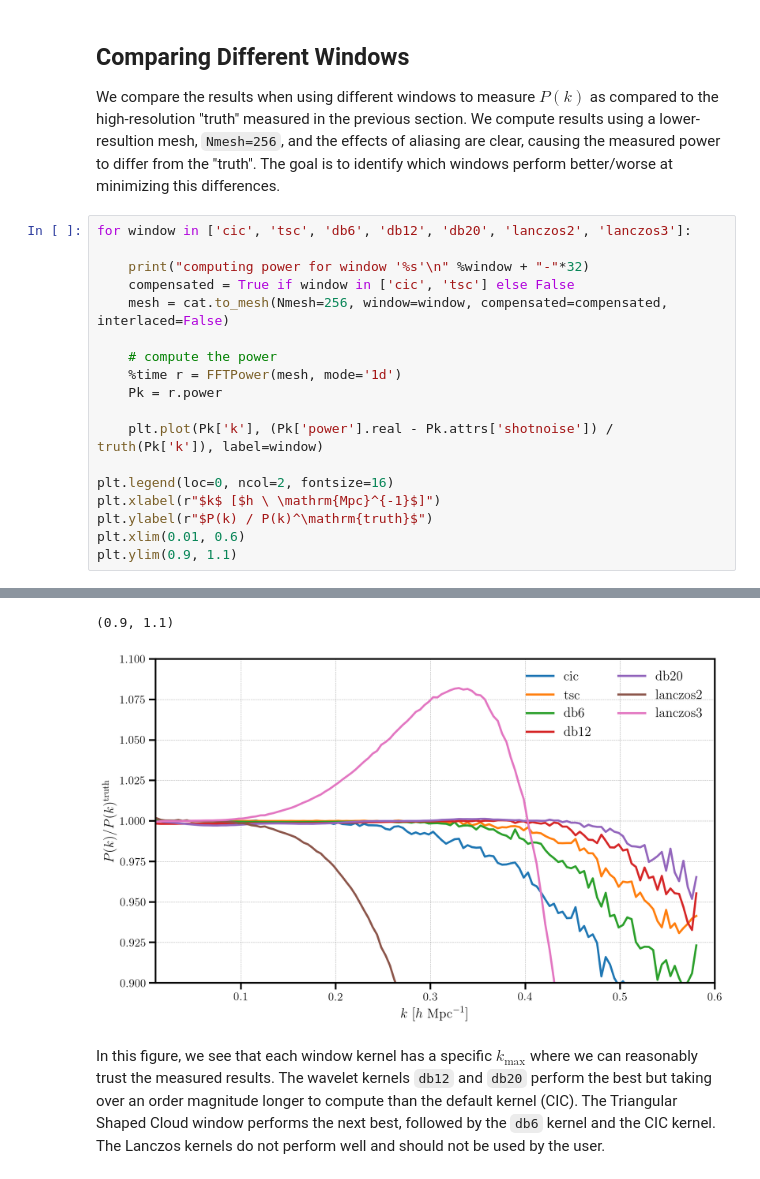
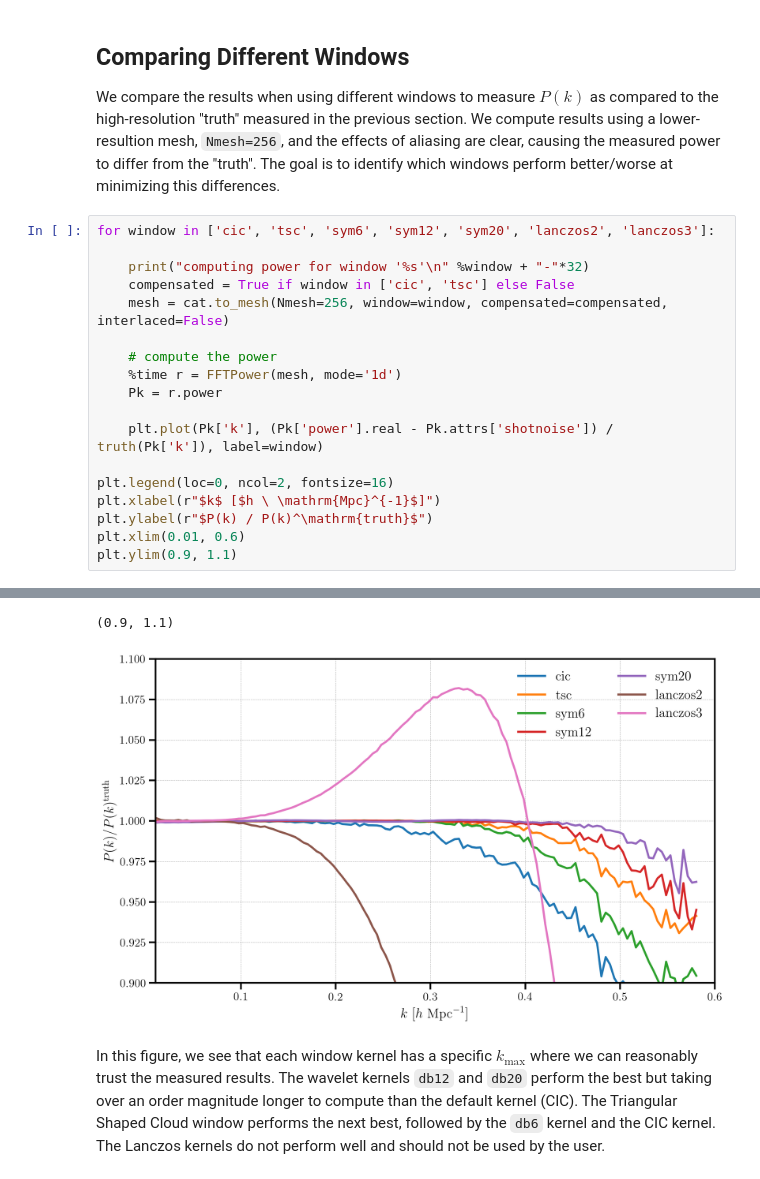
Before and after one commit to bccp/nbodykit, a Jupyter notebook: docs/source/cookbook/interpolation-windows.ipynb, the cells around one changed output, grey strips where cells are left out. Drawn from its saved outputs; the diff is of its cells as text.

```diff
--- a/docs/source/cookbook/interpolation-windows.ipynb
+++ b/docs/source/cookbook/interpolation-windows.ipynb
@@ -48,7 +48,7 @@ truth = spline(truth['k'], truth['power'].real - truth.attrs['shotnoise'])
 
 We compare the results when using different windows to measure $P(k)$ as compared to the high-resolution "truth" measured in the previous section. We compute results using a lower-resultion mesh, ``Nmesh=256``, and the effects of aliasing are clear, causing the measured power to differ from the "truth". The goal is to identify which windows perform better/worse at minimizing this differences.
 # %%
-for window in ['cic', 'tsc', 'db6', 'db12', 'db20', 'lanczos2', 'lanczos3']:
+for window in ['cic', 'tsc', 'sym6', 'sym12', 'sym20', 'lanczos2', 'lanczos3']:
 
     print("computing power for window '%s'\n" %window + "-"*32)
     compensated = True if window in ['cic', 'tsc'] else False
@@ -86,5 +86,5 @@ Wall time: 3.74 s
 (0.9, 1.1)
-[figure, old version]
+[figure, new version]
 # %% [markdown]
 In this figure, we see that each window kernel has a specific $k_\mathrm{max}$ where we can reasonably trust the measured results. The wavelet kernels ``db12`` and ``db20`` perform the best but taking over an order magnitude longer to compute than the default kernel (CIC). The Triangular Shaped Cloud window performs the next best, followed by the ``db6`` kernel and the CIC kernel. The Lanczos kernels do not perform well and should not be used by the user.
 # %% [markdown]
```
Also changed, not shown: parts of 1 cell of this notebook, 7 other files.
